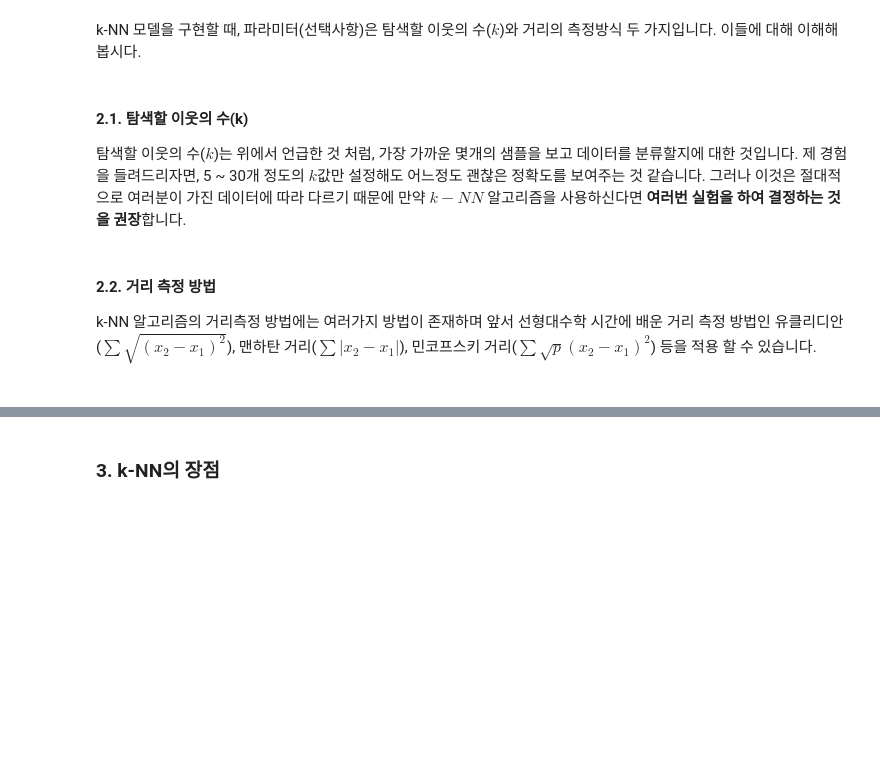
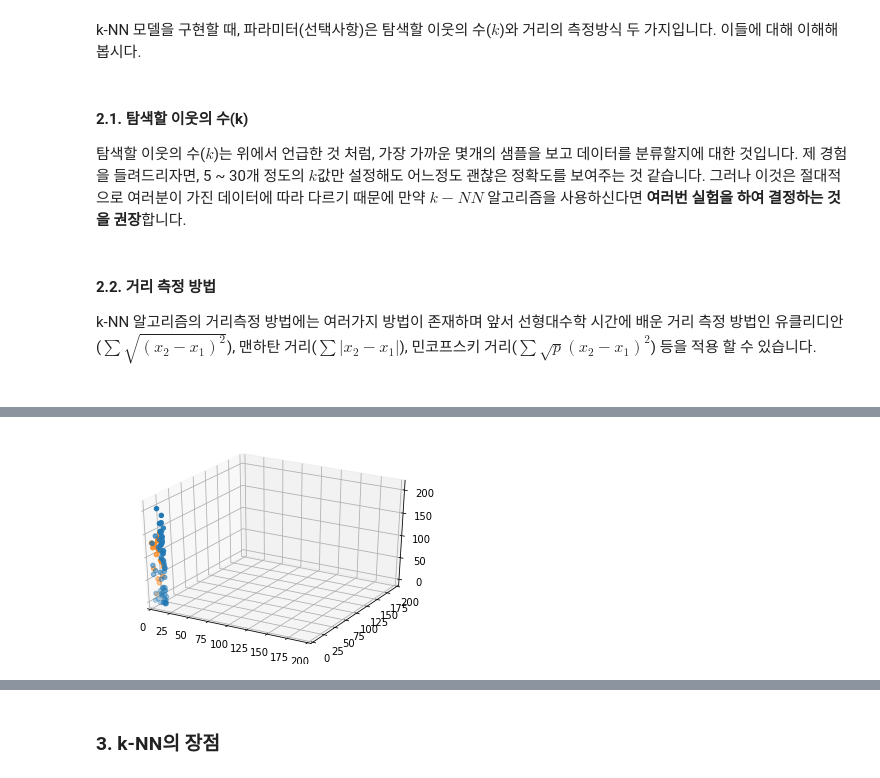
Before and after one commit to hyunwoongko/bigdata-lecture, a Jupyter notebook: _notebooks/03_06_최근접_이웃.ipynb, the cells around one changed output, grey strips where cells are left out. Drawn from its saved outputs; the diff is of its cells as text; code cells hidden in the pictures; blank space fills up the shorter version.

```diff
--- a/_notebooks/03_06_최근접_이웃.ipynb
+++ b/_notebooks/03_06_최근접_이웃.ipynb
@@ -49,0 +163,10 @@ k-NN 알고리즘의 거리측정 방법에는 여러가지 방법이 존재하
+# %%
+ax = plt.figure().gca(projection='3d')
+ax.scatter(absent['start'], absent['number'], absent['age'])
+ax.scatter(present['start'], present['number'], present['age'])
+plt.xlim(0, 200)
+plt.ylim(0, 200)
+plt.show()
+plt.close()
+# %% [output]
+[figure, added]
```
Also changed, not shown: parts of 21 cells of this notebook, 5 other files.
